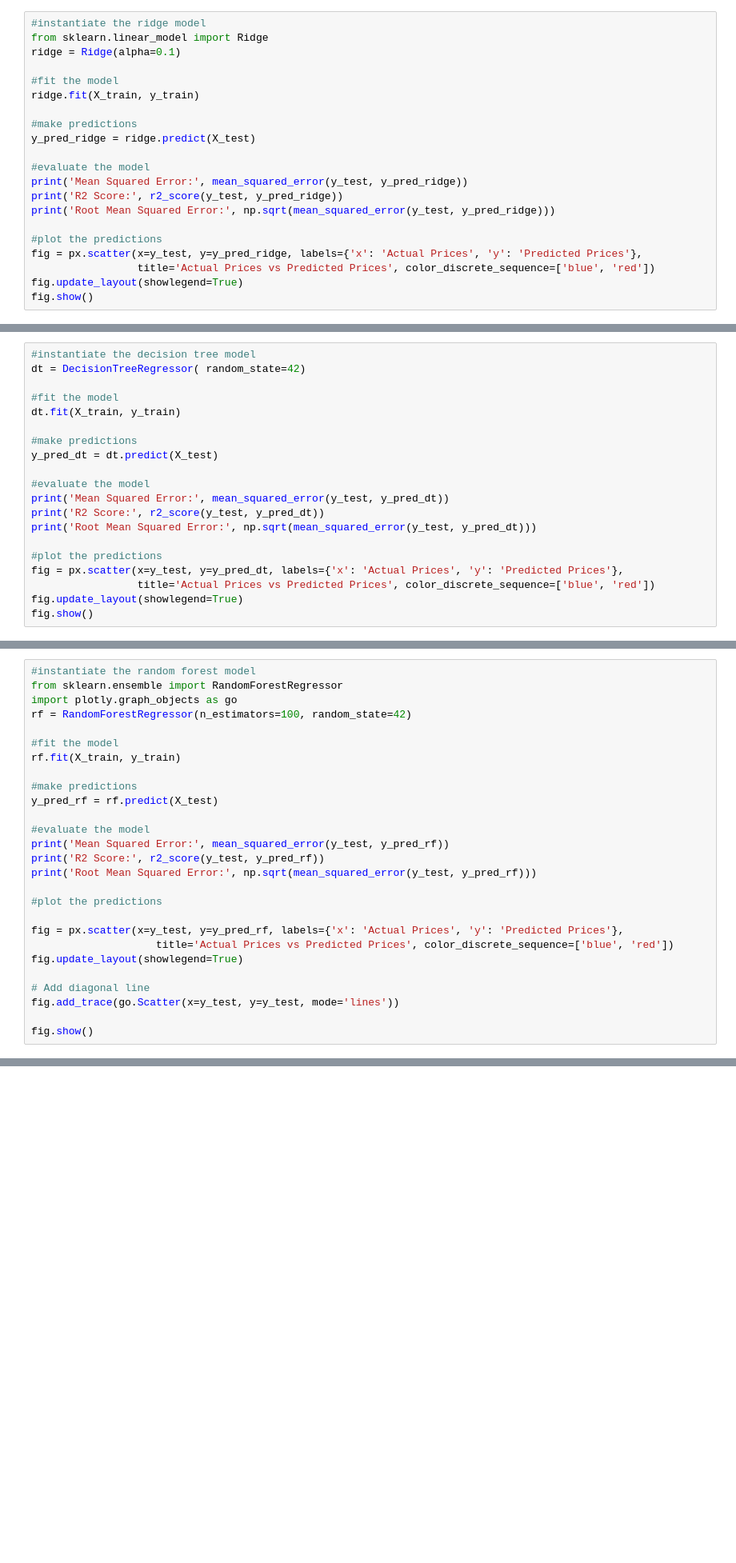
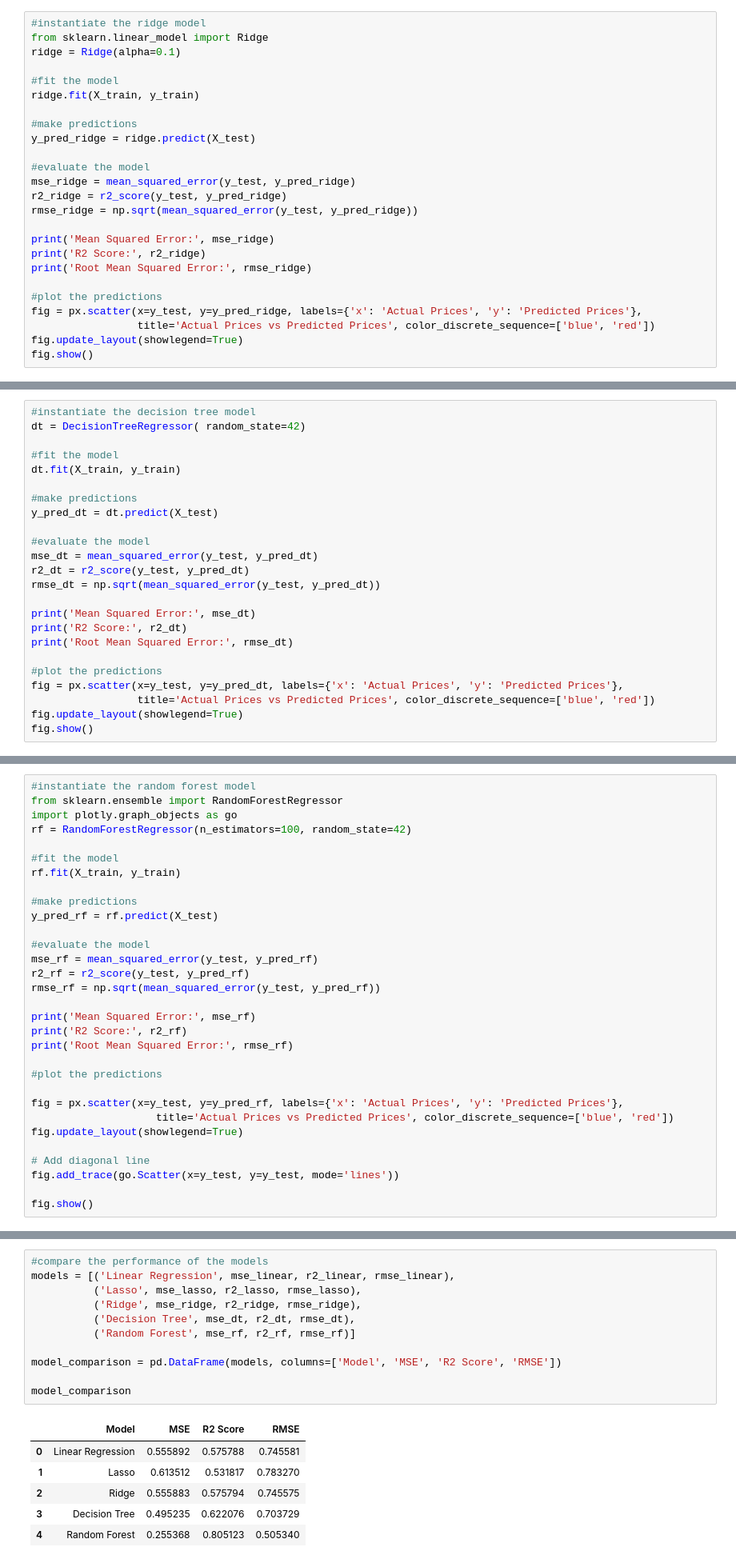
Before and after one commit to MuiruKamau/Califonia-Housing-Regression-Analysis, a Jupyter notebook: Californiahousing.ipynb, the cells around one changed output, grey strips where cells are left out. Shown at 80% size. Cells and saved outputs as stored; diff of their text form; blank space fills up the shorter version.

Commit message:
Models performance

```diff
--- a/Californiahousing.ipynb
+++ b/Californiahousing.ipynb
@@ -151,9 +160,13 @@ ridge.fit(X_train, y_train)
 y_pred_ridge = ridge.predict(X_test)
 
 #evaluate the model
-print('Mean Squared Error:', mean_squared_error(y_test, y_pred_ridge))
-print('R2 Score:', r2_score(y_test, y_pred_ridge))
-print('Root Mean Squared Error:', np.sqrt(mean_squared_error(y_test, y_pred_ridge)))
+mse_ridge = mean_squared_error(y_test, y_pred_ridge)
+r2_ridge = r2_score(y_test, y_pred_ridge)
+rmse_ridge = np.sqrt(mean_squared_error(y_test, y_pred_ridge))
+
+print('Mean Squared Error:', mse_ridge)
+print('R2 Score:', r2_ridge)
+print('Root Mean Squared Error:', rmse_ridge)
 
 #plot the predictions
 fig = px.scatter(x=y_test, y=y_pred_ridge, labels={'x': 'Actual Prices', 'y': 'Predicted Prices'},
@@ -177,9 +190,13 @@ dt.fit(X_train, y_train)
 y_pred_dt = dt.predict(X_test)
 
 #evaluate the model
-print('Mean Squared Error:', mean_squared_error(y_test, y_pred_dt))
-print('R2 Score:', r2_score(y_test, y_pred_dt))
-print('Root Mean Squared Error:', np.sqrt(mean_squared_error(y_test, y_pred_dt)))
+mse_dt = mean_squared_error(y_test, y_pred_dt)
+r2_dt = r2_score(y_test, y_pred_dt)
+rmse_dt = np.sqrt(mean_squared_error(y_test, y_pred_dt))
+
+print('Mean Squared Error:', mse_dt)
+print('R2 Score:', r2_dt)
+print('Root Mean Squared Error:', rmse_dt)
 
 #plot the predictions
 fig = px.scatter(x=y_test, y=y_pred_dt, labels={'x': 'Actual Prices', 'y': 'Predicted Prices'},
@@ -205,9 +222,13 @@ rf.fit(X_train, y_train)
 y_pred_rf = rf.predict(X_test)
 
 #evaluate the model
-print('Mean Squared Error:', mean_squared_error(y_test, y_pred_rf))
-print('R2 Score:', r2_score(y_test, y_pred_rf))
-print('Root Mean Squared Error:', np.sqrt(mean_squared_error(y_test, y_pred_rf)))
+mse_rf = mean_squared_error(y_test, y_pred_rf)
+r2_rf = r2_score(y_test, y_pred_rf)
+rmse_rf = np.sqrt(mean_squared_error(y_test, y_pred_rf))
+
+print('Mean Squared Error:', mse_rf)
+print('R2 Score:', r2_rf)
+print('Root Mean Squared Error:', rmse_rf)
 
 #plot the predictions
 
@@ -239,0 +263,18 @@ This is the square root of the MSE89101112. It can be interpreted as the standar
+# %%
+#compare the performance of the models
+models = [('Linear Regression', mse_linear, r2_linear, rmse_linear),
+          ('Lasso', mse_lasso, r2_lasso, rmse_lasso),
+          ('Ridge', mse_ridge, r2_ridge, rmse_ridge),
+          ('Decision Tree', mse_dt, r2_dt, rmse_dt),
+          ('Random Forest', mse_rf, r2_rf, rmse_rf)]
+
+model_comparison = pd.DataFrame(models, columns=['Model', 'MSE', 'R2 Score', 'RMSE'])
+
+model_comparison
+# %% [output]
+|  | Model | MSE | R2 Score | RMSE |
+| 0 | Linear Regression | 0.555892 | 0.575788 | 0.745581 |
+| 1 | Lasso | 0.613512 | 0.531817 | 0.783270 |
+| 2 | Ridge | 0.555883 | 0.575794 | 0.745575 |
+| 3 | Decision Tree | 0.495235 | 0.622076 | 0.703729 |
+| 4 | Random Forest | 0.255368 | 0.805123 | 0.505340 |
```
Also changed, not shown: parts of 5 cells of this notebook.
